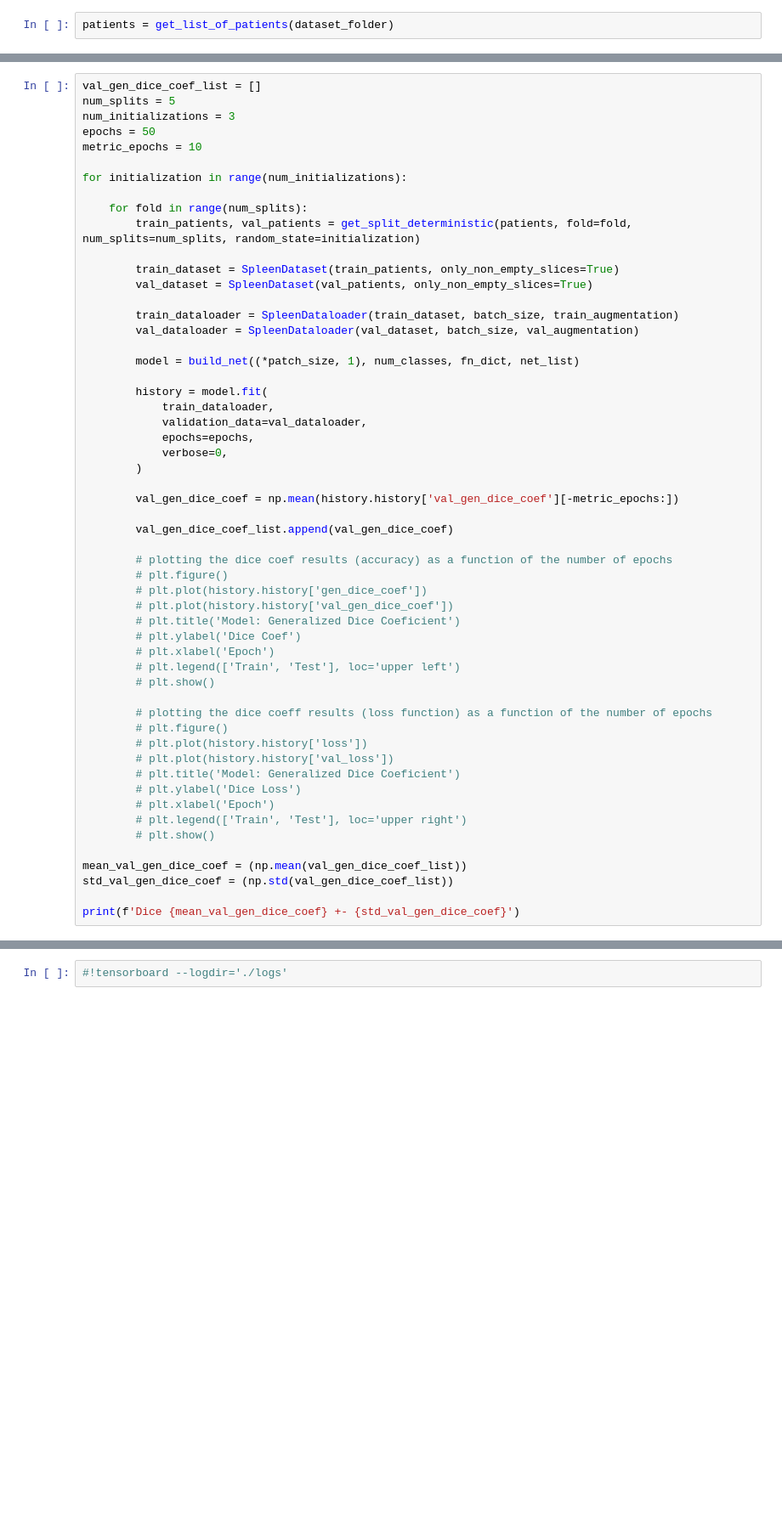
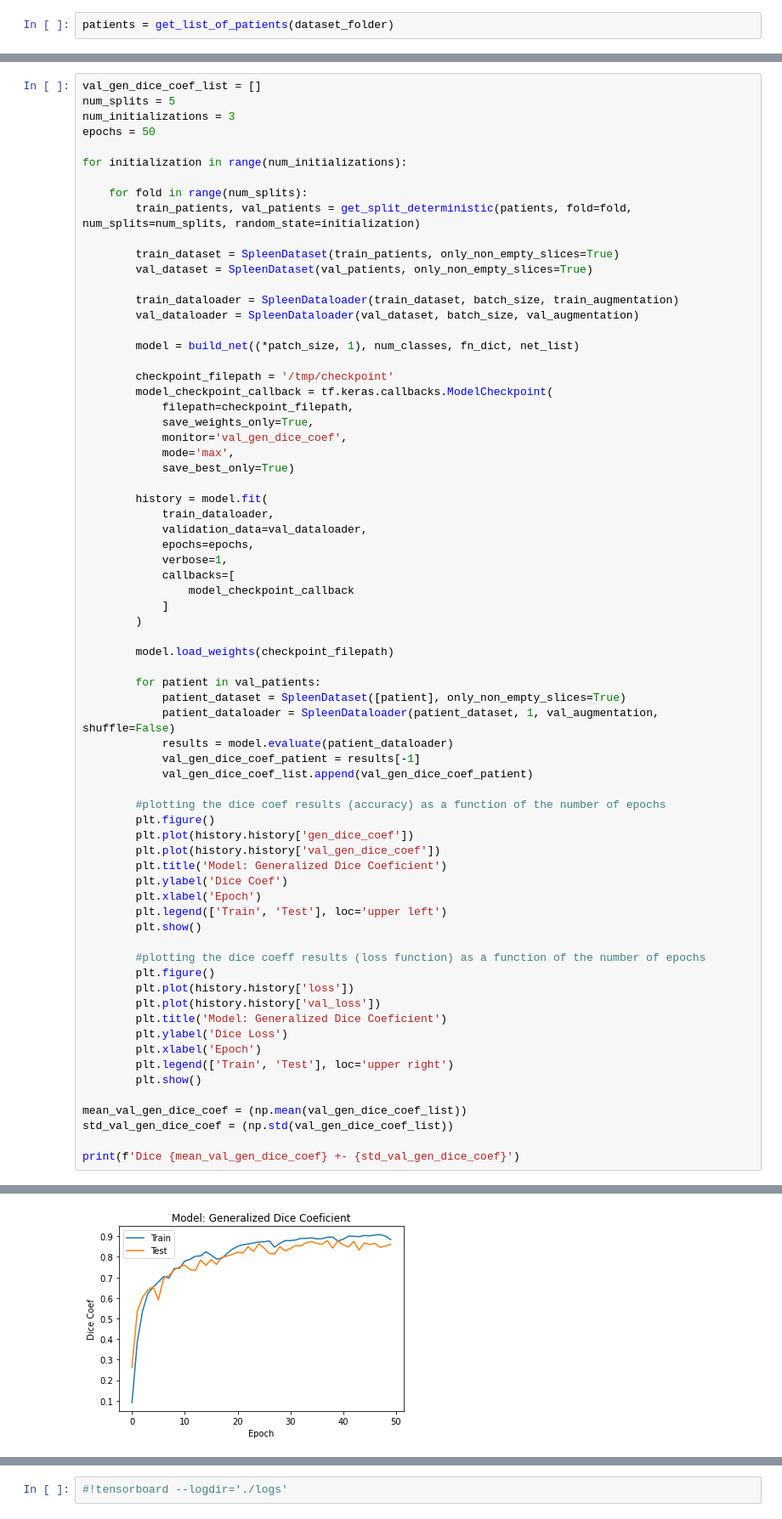
Before and after one commit to slynrick/segqnas, a Jupyter notebook: test_train_cross_val.ipynb, the cells around one changed output, grey strips where cells are left out. Shown at 85% size. Cells and saved outputs as stored; diff of their text form; blank space fills up the shorter version.

```diff
--- a/test_train_cross_val.ipynb
+++ b/test_train_cross_val.ipynb
@@ -110,7 +70,6 @@ val_gen_dice_coef_list = []
 num_splits = 5
 num_initializations = 3
 epochs = 50
-metric_epochs = 10
 
 for initialization in range(num_initializations):
 
@@ -125,36 +84,52 @@ for initialization in range(num_initializations):
 
         model = build_net((*patch_size, 1), num_classes, fn_dict, net_list)
 
+        checkpoint_filepath = '/tmp/checkpoint'
+        model_checkpoint_callback = tf.keras.callbacks.ModelCheckpoint(
+            filepath=checkpoint_filepath,
+            save_weights_only=True,
+            monitor='val_gen_dice_coef',
+            mode='max',
+            save_best_only=True)
+
         history = model.fit(
             train_dataloader,
             validation_data=val_dataloader,
             epochs=epochs,
-            verbose=0,
+            verbose=1,
+            callbacks=[
+                model_checkpoint_callback
+            ]
         )
 
-        val_gen_dice_coef = np.mean(history.history['val_gen_dice_coef'][-metric_epochs:])
+        model.load_weights(checkpoint_filepath)
 
-        val_gen_dice_coef_list.append(val_gen_dice_coef)
+        for patient in val_patients:
+            patient_dataset = SpleenDataset([patient], only_non_empty_slices=True)
+            patient_dataloader = SpleenDataloader(patient_dataset, 1, val_augmentation, shuffle=False)
+            results = model.evaluate(patient_dataloader)
+            val_gen_dice_coef_patient = results[-1]
+            val_gen_dice_coef_list.append(val_gen_dice_coef_patient)
 
-        # plotting the dice coef results (accuracy) as a function of the number of epochs
-        # plt.figure()
-        # plt.plot(history.history['gen_dice_coef'])
-        # plt.plot(history.history['val_gen_dice_coef'])
-        # plt.title('Model: Generalized Dice Coeficient')
-        # plt.ylabel('Dice Coef')
-        # plt.xlabel('Epoch')
-        # plt.legend(['Train', 'Test'], loc='upper left')
-        # plt.show()
+        #plotting the dice coef results (accuracy) as a function of the number of epochs
+        plt.figure()
+        plt.plot(history.history['gen_dice_coef'])
+        plt.plot(history.history['val_gen_dice_coef'])
+        plt.title('Model: Generalized Dice Coeficient')
+        plt.ylabel('Dice Coef')
+        plt.xlabel('Epoch')
+        plt.legend(['Train', 'Test'], loc='upper left')
+        plt.show()
 
-        # plotting the dice coeff results (loss function) as a function of the number of epochs
-        # plt.figure()
-        # plt.plot(history.history['loss'])
-        # plt.plot(history.history['val_loss'])
-        # plt.title('Model: Generalized Dice Coeficient')
-        # plt.ylabel('Dice Loss')
-        # plt.xlabel('Epoch')
-        # plt.legend(['Train', 'Test'], loc='upper right')
-        # plt.show()
+        #plotting the dice coeff results (loss function) as a function of the number of epochs
+        plt.figure()
+        plt.plot(history.history['loss'])
+        plt.plot(history.history['val_loss'])
+        plt.title('Model: Generalized Dice Coeficient')
+        plt.ylabel('Dice Loss')
+        plt.xlabel('Epoch')
+        plt.legend(['Train', 'Test'], loc='upper right')
+        plt.show()
 
 mean_val_gen_dice_coef = (np.mean(val_gen_dice_coef_list))
 std_val_gen_dice_coef = (np.std(val_gen_dice_coef_list))
@@ -164,0 +168 @@ KeyboardInterrupt:
+[figure, added]
```
Also changed, not shown: parts of 4 cells of this notebook, 3 other files.
